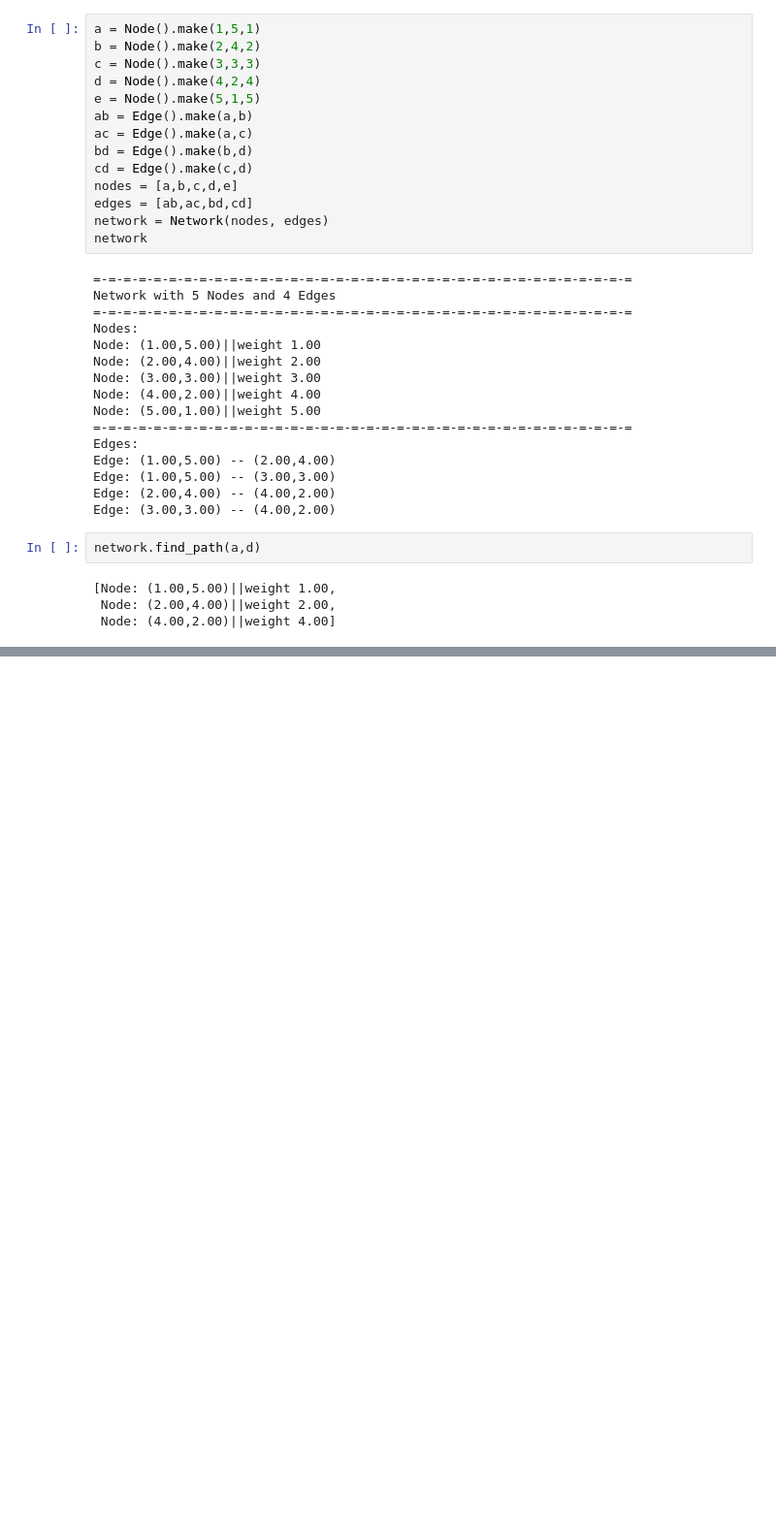
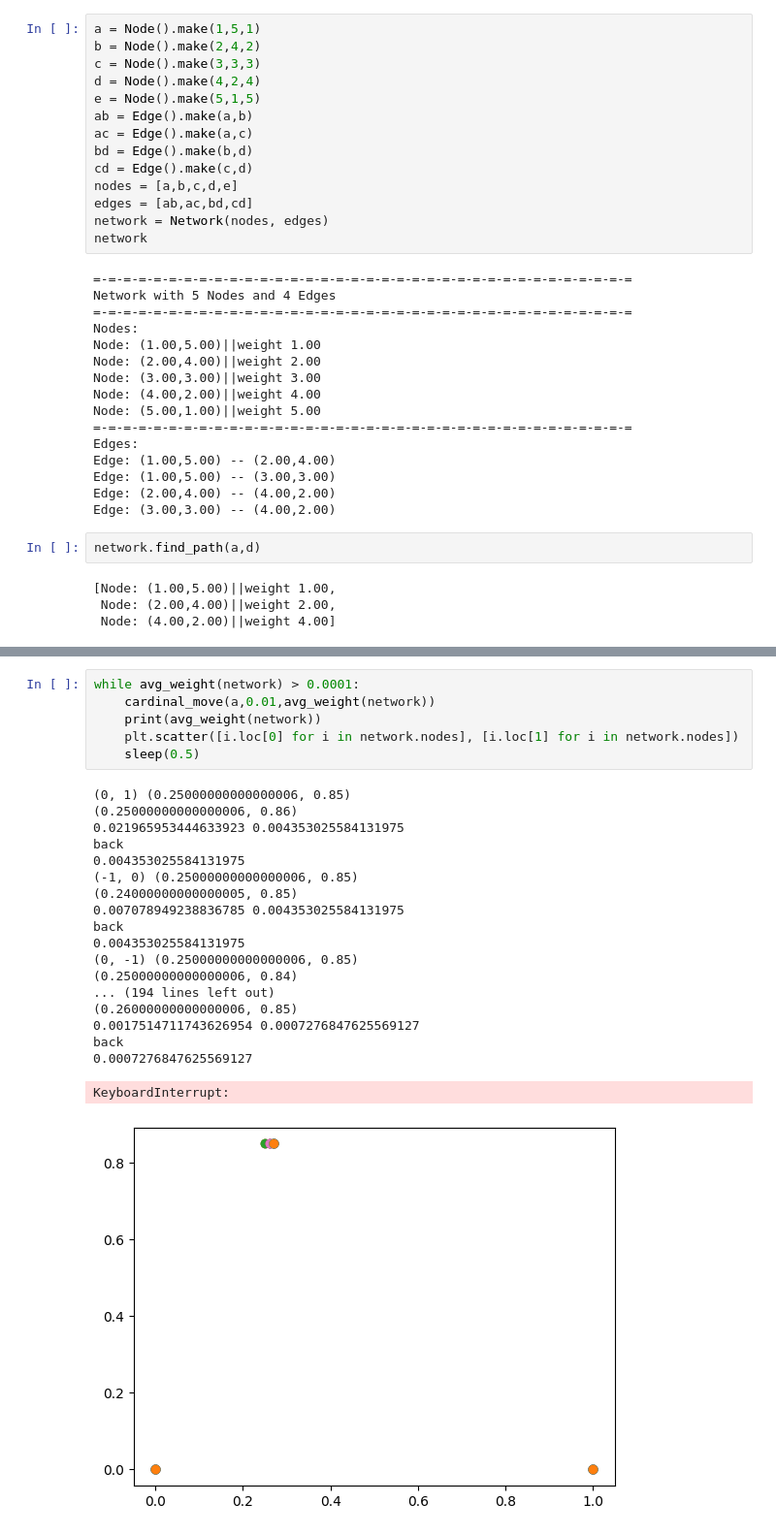
Before and after one commit to jmgpgit/Final-Project, a Jupyter notebook: src/recreate.ipynb, the cells around one changed output, grey strips where cells are left out. Shown at 97% size. Saved outputs shown, nothing was run; the diff lists cells and outputs as text; blank space fills up the shorter version.

```diff
--- a/src/recreate.ipynb
+++ b/src/recreate.ipynb
@@ -709,0 +795,26 @@ Edge: (0.00,1.00) -- (1.00,0.00)||e_w 1.41
+# %%
+while avg_weight(network) > 0.0001:
+    cardinal_move(a,0.01,avg_weight(network))
+    print(avg_weight(network))
+    plt.scatter([i.loc[0] for i in network.nodes], [i.loc[1] for i in network.nodes])
+    sleep(0.5)
+# %% [output]
+(0, 1) (0.25000000000000006, 0.85)
+(0.25000000000000006, 0.86)
+0.021965953444633923 0.004353025584131975
+back
+0.004353025584131975
+(-1, 0) (0.25000000000000006, 0.85)
+(0.24000000000000005, 0.85)
+0.007078949238836785 0.004353025584131975
+back
+0.004353025584131975
+(0, -1) (0.25000000000000006, 0.85)
+(0.25000000000000006, 0.84)
+... (194 lines left out)
+(0.26000000000000006, 0.85)
+0.0017514711743626954 0.0007276847625569127
+back
+0.0007276847625569127
+KeyboardInterrupt:
+[figure, added]
```
Also changed, not shown: parts of 25 cells of this notebook, 8 other files.
